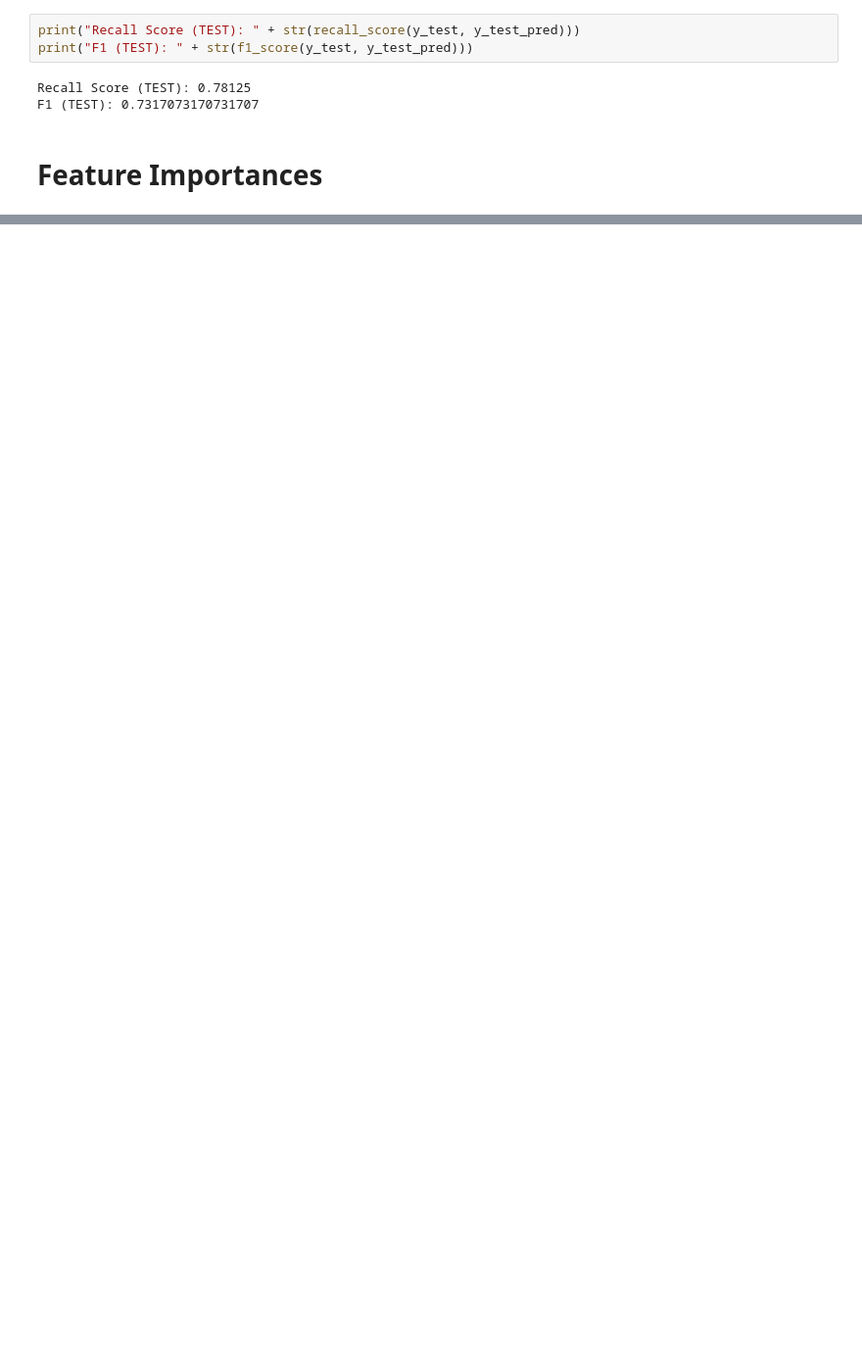
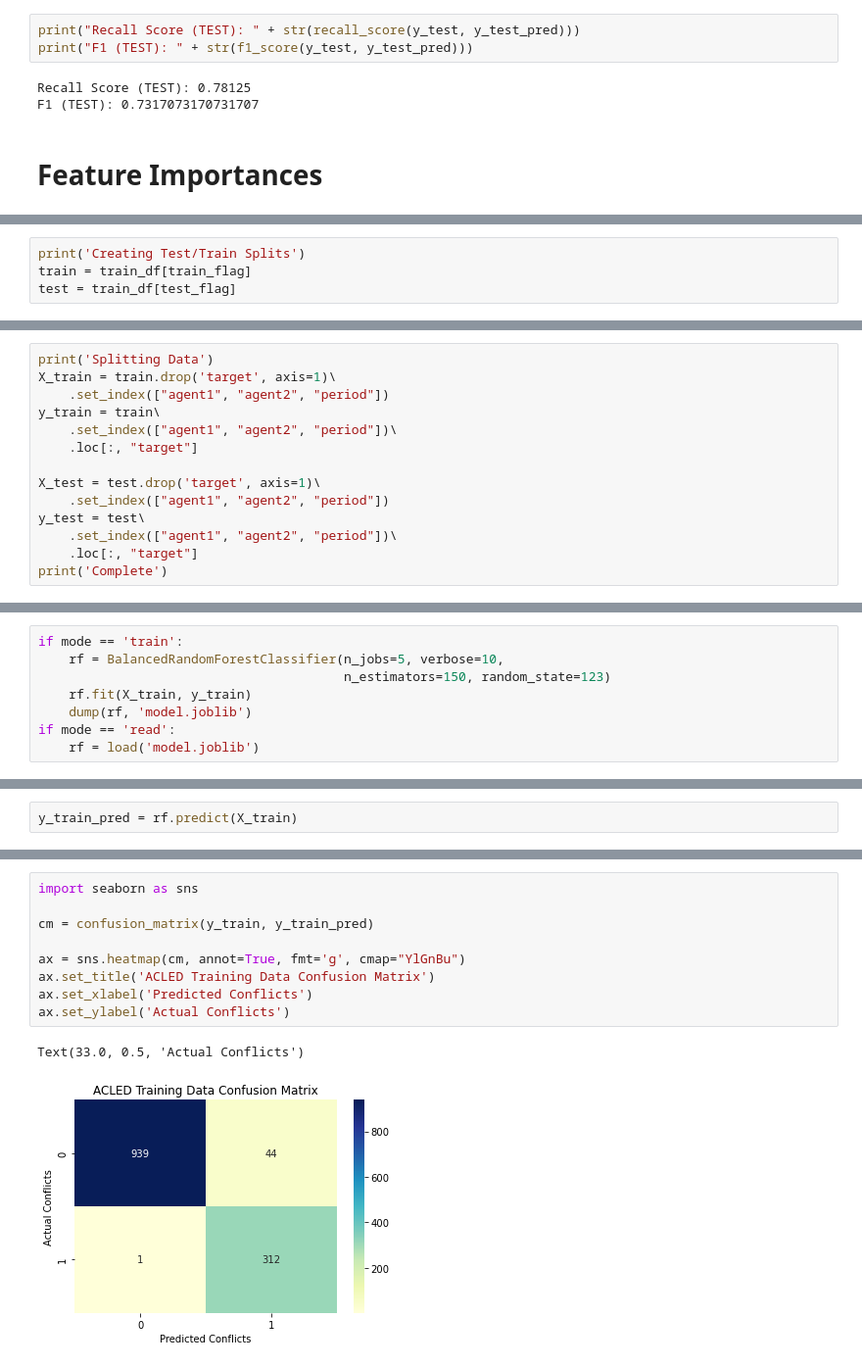
Before and after one commit to fs247/CSI777_Final_Project, a Jupyter notebook: ACLED.ipynb, the cells around one changed output, grey strips where cells are left out. Shown at 98% size. Cells and saved outputs as stored; diff of their text form; blank space fills up the shorter version.

```diff
--- a/ACLED.ipynb
+++ b/ACLED.ipynb
@@ -717,0 +804,4 @@ Feature ranking:
+# %%
+print('Creating Test/Train Splits')
+train = train_df[train_flag]
+test = train_df[test_flag]
@@ -717,0 +810,14 @@ Feature ranking:
+# %%
+print('Splitting Data')
+X_train = train.drop('target', axis=1)\
+    .set_index(["agent1", "agent2", "period"])
+y_train = train\
+    .set_index(["agent1", "agent2", "period"])\
+    .loc[:, "target"]
+
+X_test = test.drop('target', axis=1)\
+    .set_index(["agent1", "agent2", "period"])
+y_test = test\
+    .set_index(["agent1", "agent2", "period"])\
+    .loc[:, "target"]
+print('Complete')
@@ -717,0 +830,8 @@ Feature ranking:
+# %%
+if mode == 'train':
+    rf = BalancedRandomForestClassifier(n_jobs=5, verbose=10,
+                                        n_estimators=150, random_state=123)
+    rf.fit(X_train, y_train)
+    dump(rf, 'model.joblib')
+if mode == 'read':
+    rf = load('model.joblib')
@@ -717,0 +840,2 @@ Feature ranking:
+# %%
+y_train_pred = rf.predict(X_train)
@@ -717,0 +858,12 @@ Feature ranking:
+# %%
+import seaborn as sns
+
+cm = confusion_matrix(y_train, y_train_pred)
+
+ax = sns.heatmap(cm, annot=True, fmt='g', cmap="YlGnBu")
+ax.set_title('ACLED Training Data Confusion Matrix')
+ax.set_xlabel('Predicted Conflicts')
+ax.set_ylabel('Actual Conflicts')
+# %% [output]
+Text(33.0, 0.5, 'Actual Conflicts')
+[figure, added]
```
Also changed, not shown: parts of 33 cells of this notebook.
